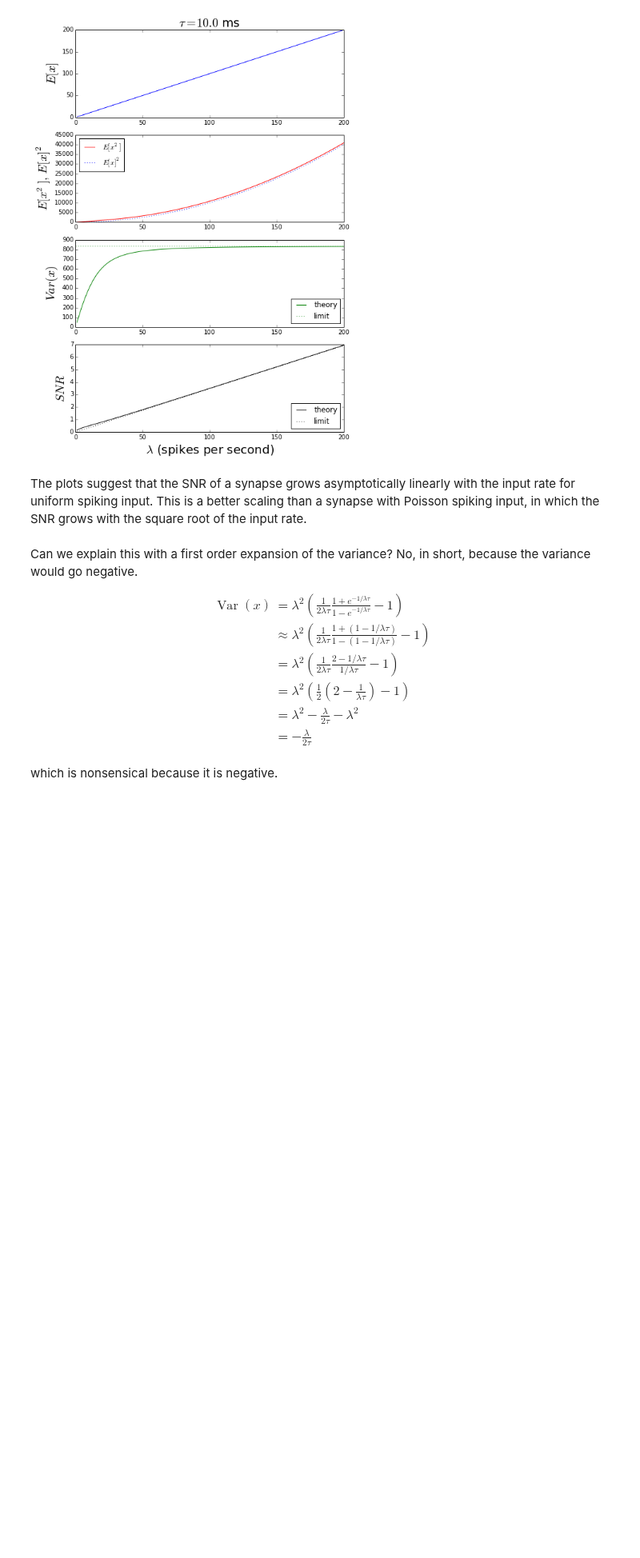
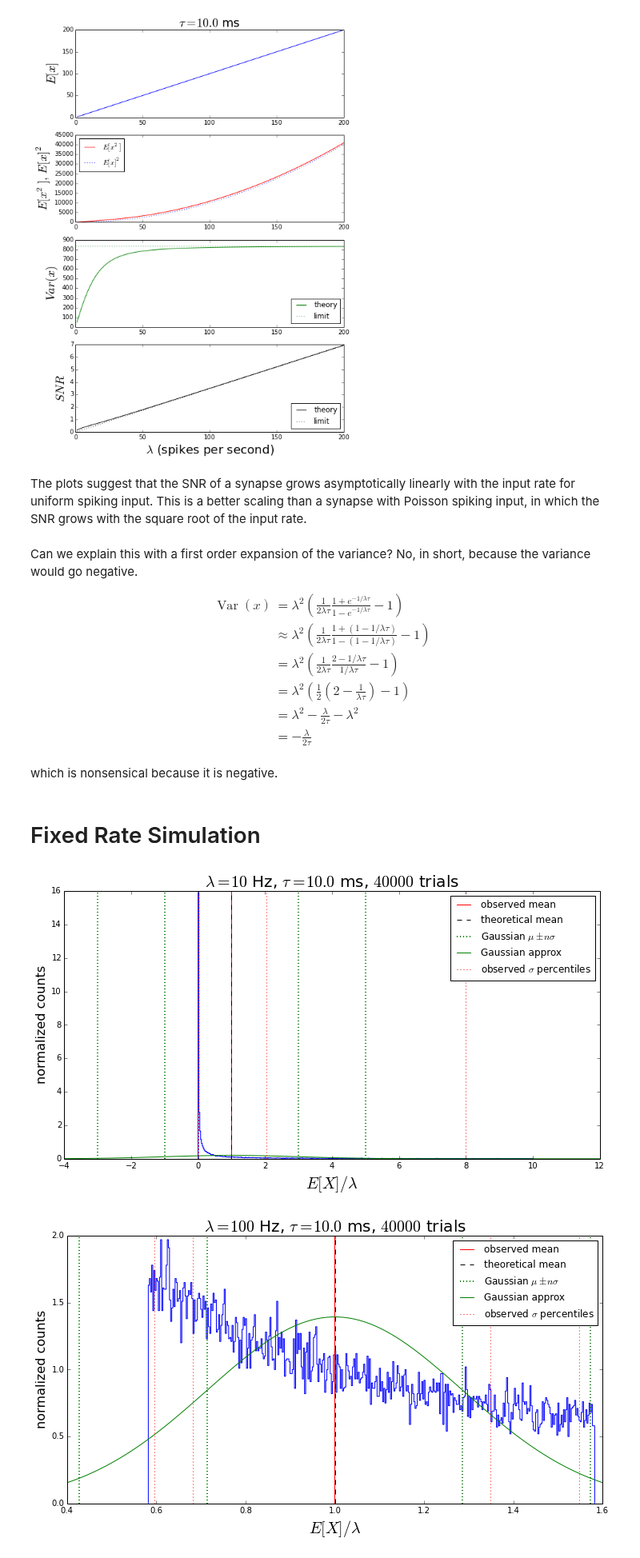
Before and after one commit to samfok/notebooks, a Jupyter notebook: synapse/synapse_SNR_uniform.ipynb, the cells around one changed output. Shown at 80% size. Cells and saved outputs as stored; diff of their text form; code cells hidden in the pictures; blank space fills up the shorter version.

```diff
--- a/synapse/synapse_SNR_uniform.ipynb
+++ b/synapse/synapse_SNR_uniform.ipynb
@@ -171,3 +181,65 @@ Can we explain this with a first order expansion of the variance? No, in short,
 \end{align}
 
 which is nonsensical because it is negative.
+# %% [markdown]
+# Fixed Rate Simulation
+# %%
+def sim_distribution(k=100., tau=.01, lam=1000., trials=4000):
+    # k number of time constants to consider
+    # tau time constant of the filter
+    # lam frequency of spikes in
+    nspikes = k*tau*lam
+
+    shifts = rng.uniform(0, 1./lam, size=(trials))
+    base_times = np.arange(nspikes)/lam
+    spike_times = np.tile(base_times, (trials,1))
+    for idx, shift in enumerate(shifts):
+        spike_times[idx,:] +=  shift
+    spike_vals = spike_value(spike_times, tau)
+    Xs = np.sum(spike_vals, axis=1)
+
+    fig=figure(figsize=(12,6))
+    ax=fig.add_subplot(111)
+    ret=ax.hist(Xs/lam, bins=max(10, trials/100), normed=True, histtype='step')
+
+    mean_obs = mean(Xs)
+    mean_th = th_mean(lam)
+    axvline(mean_obs/lam, color='r', label='observed mean')
+    axvline(mean_th/lam, color='k', linestyle='--', label='theoretical mean')
+
+    var_obs = var(Xs)
+    var_th = th_var(lam, tau)
+    std_th = np.sqrt(var_th)
+
+    for n in [1.,2.]:
+        line = axvline((mean_th+n*std_th)/lam, color='g', linestyle=':', linewidth=2)
+        line = axvline((mean_th-n*std_th)/lam, color='g', linestyle=':', linewidth=2)
+    a, astep = np.linspace(xlim()[0], xlim()[1], 100, retstep=True)
+    def normal_pdf(x, mu=0., sigma=1.):
+        return 1./(sigma*np.sqrt(2*pi))*np.exp(-(x-mu)**2/(2*sigma**2))
+    normal_approx = normal_pdf(a, mean_th/lam, std_th/lam)
+    plot(a, normal_approx, 'g', label='Gaussian approx')
+    line.set_label(r'Gaussian $\mu \pm n\sigma$')
+
+    from scipy.special import erf
+    def normal_cdf(x, mu=0., sigma=1.):
+        return 1./2.*(1+erf((x-mu)/(sigma*np.sqrt(2))))
+    for n in [1.,2.]:
+        percentiles = [normal_cdf(-n)*100., normal_cdf(n)*100.]
+        pct_obs = np.percentile(Xs, percentiles)
+        line = axvline(pct_obs[0]/lam, color='r', linestyle=':')
+        line = axvline(pct_obs[1]/lam, color='r', linestyle=':')
+    line.set_label(r'observed $\sigma$ percentiles')
+
+    ax.set_title(r'$\lambda=%.0f$ Hz, $\tau=%.1f$ ms, $%d$ trials' % (lam, tau*1000., trials), fontsize=20)
+    ax.set_ylabel('normalized counts', fontsize=16)
+    ax.set_xlabel(r'$E[X]/\lambda$', fontsize=20)
+    ax.legend(loc='upper right');
+
+sim_distribution(k=30., tau=.01, lam=10., trials=40000)
+sim_distribution(k=30., tau=.01, lam=100., trials=40000)
+sim_distribution(k=30., tau=.01, lam=1000., trials=40000)
+sim_distribution(k=30., tau=.01, lam=10000., trials=40000)
+# %% [output]
+[figure, added]
+[figure, added]
```
Also changed, not shown: parts of 6 cells of this notebook, 2 other files.
